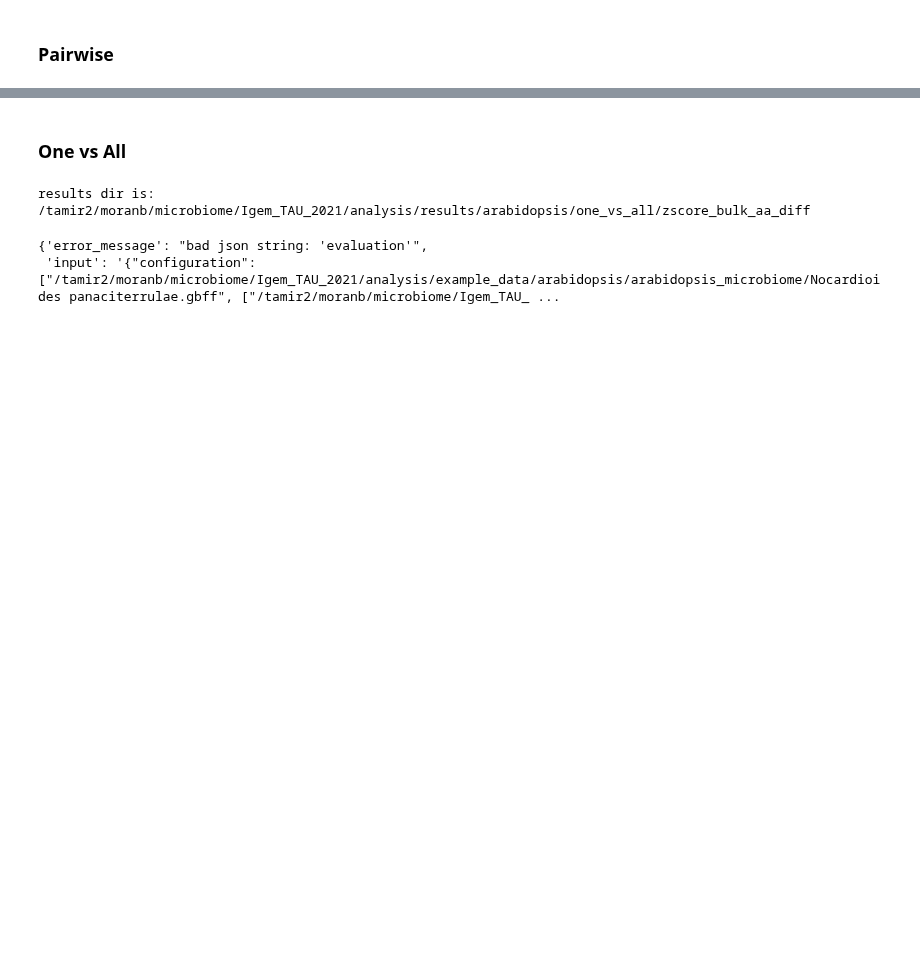
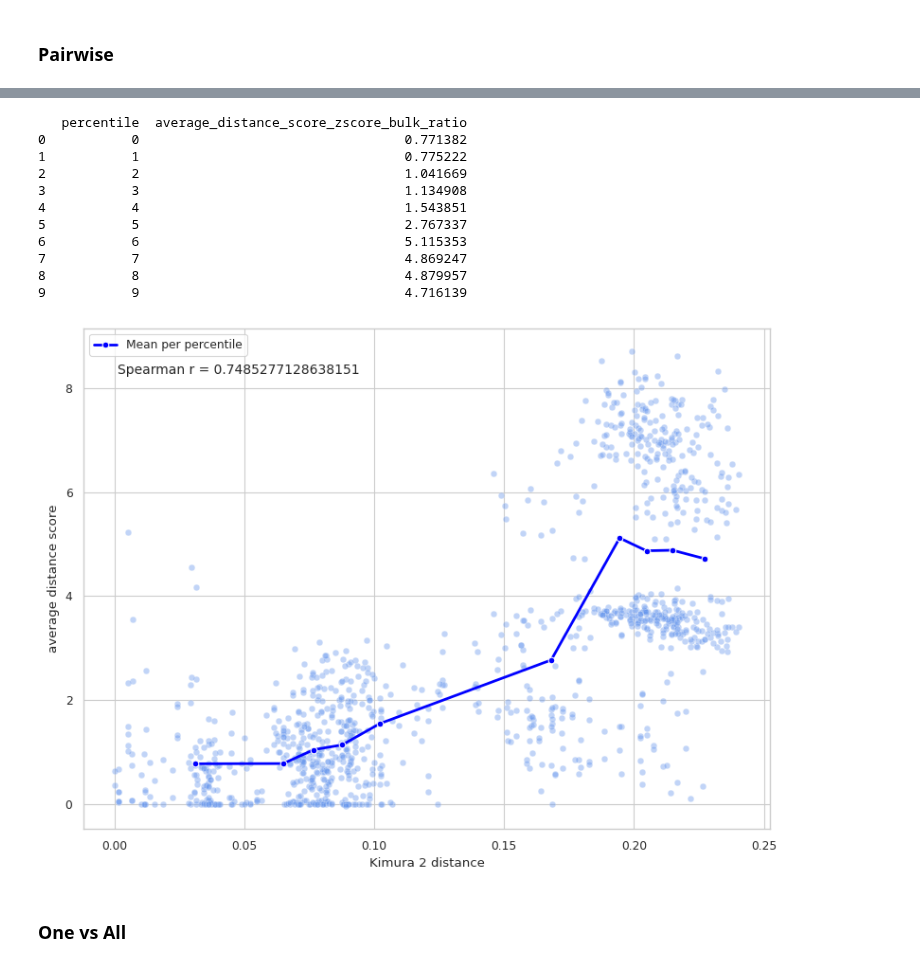
Before and after one commit to morikab/DCUB, a Jupyter notebook: analysis_arabidopsis.ipynb, the cells around one changed output, grey strips where cells are left out. Cells and saved outputs as stored; diff of their text form; code cells hidden in the pictures; blank space fills up the shorter version.

```diff
--- a/analysis_arabidopsis.ipynb
+++ b/analysis_arabidopsis.ipynb
@@ -406,13 +556,54 @@ print(r, p)
+# %%
+score_type = "average_distance_score"
+variant_type = "zscore_bulk_ratio"
+score = f"{score_type}_{variant_type}"
+res['percentile'] = pd.qcut(res['organism_distance'], q=10, labels=False)
+
+mean_scores = res.groupby('percentile')[score].mean().reset_index()
+print(mean_scores)
+bin_centers = res.groupby('percentile')['organism_distance'].median().values
+
+plt.figure(figsize=(8,6))
+r, p = stats.spearmanr(res["organism_distance"], res[score])
+# Scatter plot of all data points
+sns.scatterplot(
+    x='organism_distance',
+    y=score,
+    data=res,
+    alpha=0.4,
+    color="cornflowerblue"
+)
+
+# Overlay the mean per percentile as a line plot
+sns.lineplot(
+    x=bin_centers,
+    y=mean_scores[score],
+    marker='o',
+    color='blue',
+    linewidth=2,
+    label='Mean per percentile'
+)
+plt.annotate(f"Spearman r = {r}", (0.05, 0.93),
+             xycoords='axes fraction', ha='left', va='top', fontsize=10)
+plt.xlabel('Kimura 2 distance')
+plt.ylabel('average distance score')
+plt.legend()
+plt.tight_layout()
+plt.show()
+# %% [output]
+   percentile  average_distance_score_zscore_bulk_ratio
+0           0                                  0.771382
+1           1                                  0.775222
+2           2                                  1.041669
+3           3                                  1.134908
+4           4                                  1.543851
+5           5                                  2.767337
+6           6                                  5.115353
+7           7                                  4.869247
+8           8                                  4.879957
+9           9                                  4.716139
+[figure, added]
 # %% [markdown]
 ### One vs All
-# %%
-debug_res, errors = get_df_for_run_configuration("one_vs_all", "zscore_bulk_aa_diff", False)
-# %% [output]
-results dir is: /tamir2/moranb/microbiome/Igem_TAU_2021/analysis/results/arabidopsis/one_vs_all/zscore_bulk_aa_diff
-# %%
-errors[0]
-# %% [output]
-{'error_message': "bad json string: 'evaluation'",
- 'input': '{"configuration": ["/tamir2/moranb/microbiome/Igem_TAU_2021/analysis/example_data/arabidopsis/arabidopsis_microbiome/Nocardioides panaciterrulae.gbff", ["/tamir2/moranb/microbiome/Igem_TAU_ ...
 # %%
 one_vs_all_result_path = "analysis/results/arabidopsis/processed/one_vs_all.pkl"
```
Also changed, not shown: parts of 27 cells of this notebook, 4 other files.
